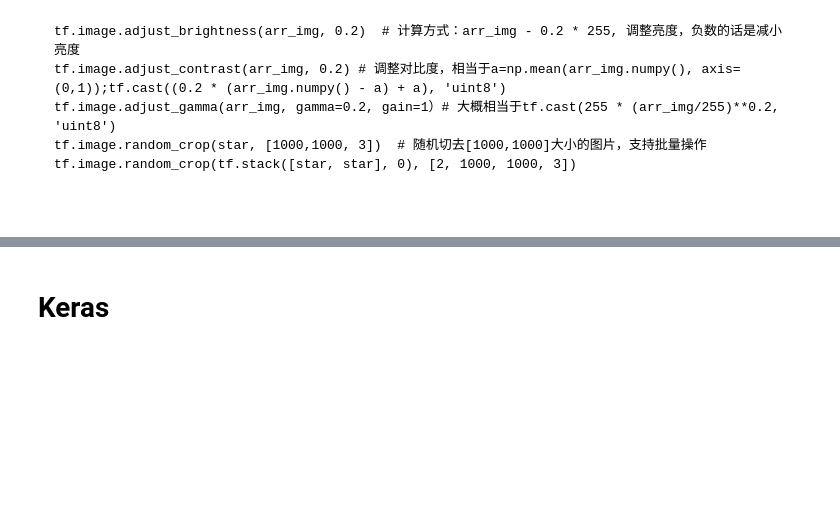
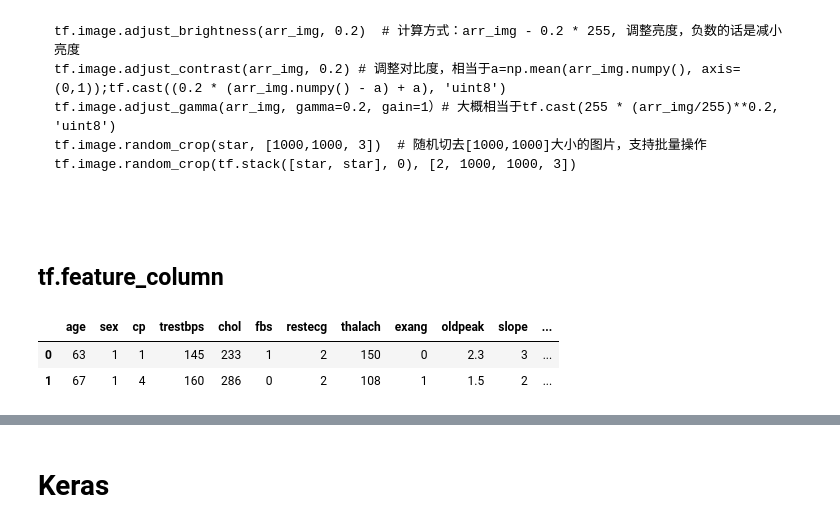
Before and after one commit to wangjianshou/Blog, a Jupyter notebook: TensorFlow2 Learning Notes.ipynb, the cells around one changed output, grey strips where cells are left out. Saved outputs shown, nothing was run; the diff lists cells and outputs as text; code cells hidden in the pictures; blank space fills up the shorter version.

````diff
--- a/TensorFlow2 Learning Notes.ipynb
+++ b/TensorFlow2 Learning Notes.ipynb
@@ -1061,3 +1272,13 @@ tf.image.random_crop(tf.stack([star, star], 0), [2, 1000, 1000, 3])
 
 
 ```
+# %% [markdown]
+## tf.feature_column
+# %%
+URL = 'https://storage.googleapis.com/applied-dl/heart.csv'
+dataframe = pd.read_csv(URL)
+dataframe.head(2)
+# %% [output]
+|  | age | sex | cp | trestbps | chol | fbs | restecg | thalach | exang | oldpeak | slope | ... |
+| 0 | 63 | 1 | 1 | 145 | 233 | 1 | 2 | 150 | 0 | 2.3 | 3 | ... |
+| 1 | 67 | 1 | 4 | 160 | 286 | 0 | 2 | 108 | 1 | 1.5 | 2 | ... |
````
Also changed, not shown: parts of 66 cells of this notebook, 4 other files.
